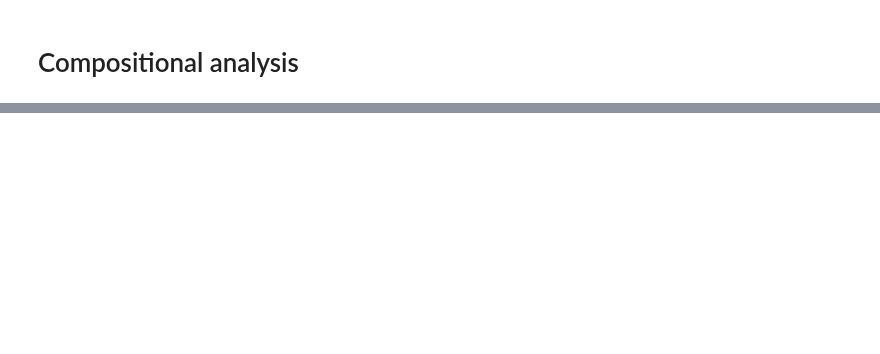
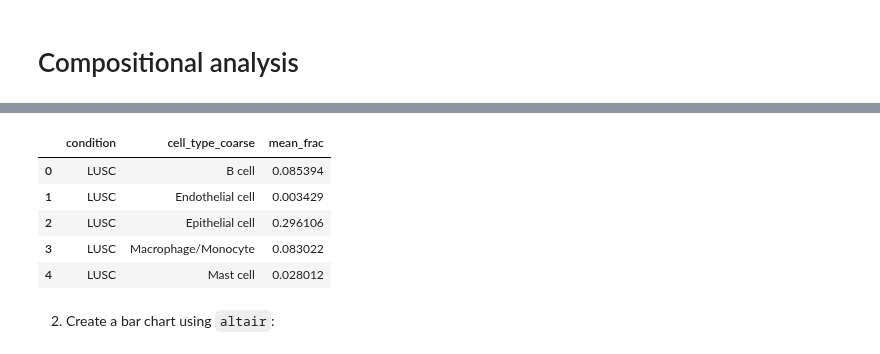
Before and after one commit to icbi-lab/atlas_protocol, a Jupyter notebook: docs/notebooks/09_compositional.ipynb, the cells around one changed output, grey strips where cells are left out. Cells and saved outputs as stored; diff of their text form; code cells hidden in the pictures; blank space fills up the shorter version.

```diff
--- a/docs/notebooks/09_compositional.ipynb
+++ b/docs/notebooks/09_compositional.ipynb
@@ -30,0 +102,20 @@ alt.Chart(cell_type_fractions).encode(x="condition", y="frac", color="cell_type_
+# %%
+average_fractions_per_condition = (
+    cells_per_patient.apply(lambda x: x / x.sum(), axis=1)
+    .melt(ignore_index=False, value_name="frac")
+    .reset_index()
+    .groupby(["condition", "cell_type_coarse"], observed=True)
+    .agg(mean_frac=pd.NamedAgg("frac", "mean"))
+    .reset_index()
+)
+# %%
+average_fractions_per_condition.head()
+# %% [output]
+|  | condition | cell_type_coarse | mean_frac |
+| 0 | LUSC | B cell | 0.085394 |
+| 1 | LUSC | Endothelial cell | 0.003429 |
+| 2 | LUSC | Epithelial cell | 0.296106 |
+| 3 | LUSC | Macrophage/Monocyte | 0.083022 |
+| 4 | LUSC | Mast cell | 0.028012 |
+# %% [markdown]
+2. Create a bar chart using `altair`:
```
Also changed, not shown: parts of 32 cells of this notebook, 3 other files.
